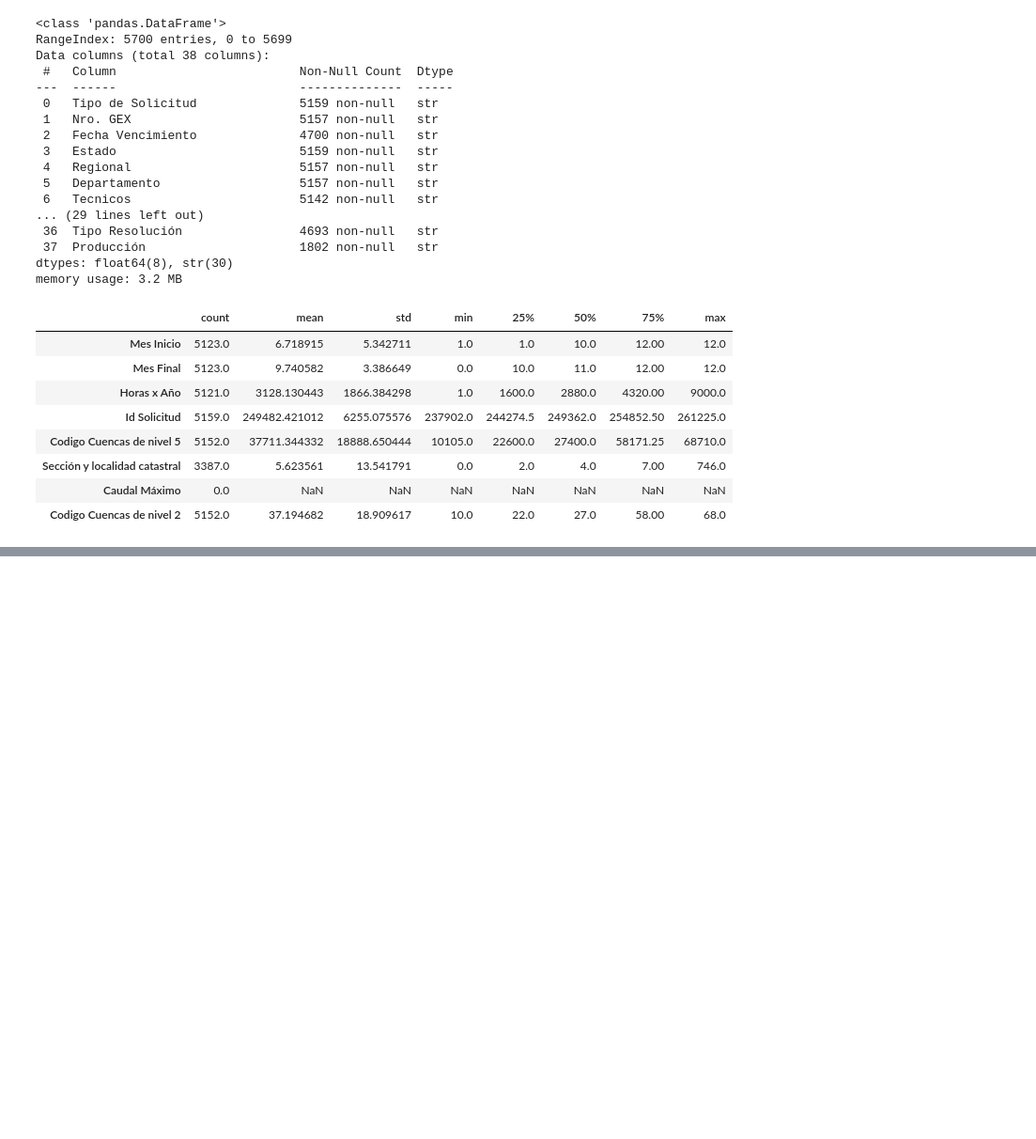
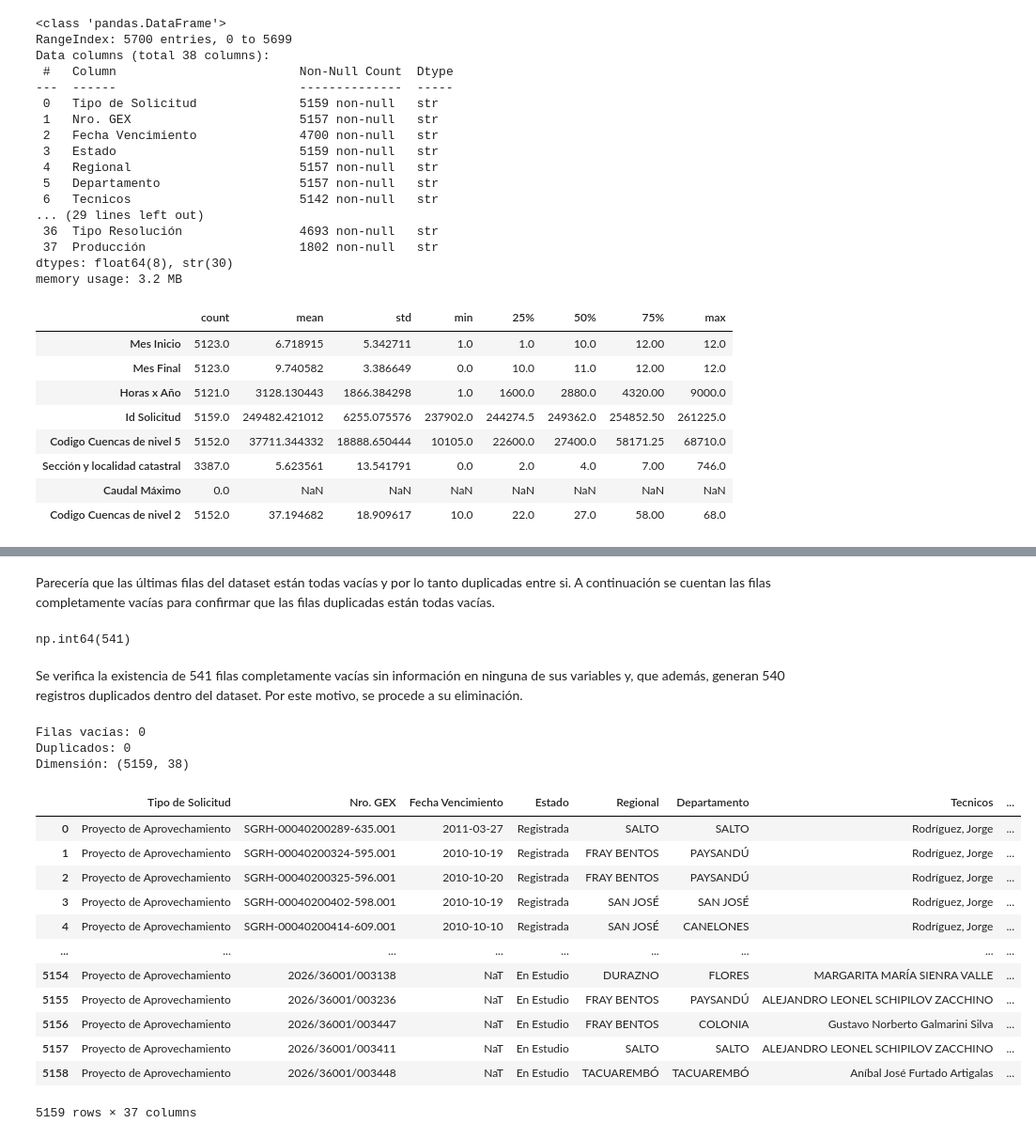
Before and after one commit to fcuneo/proyecto-python-diplomado, a Jupyter notebook: notebooks/practice.ipynb, the cells around one changed output, grey strips where cells are left out. Shown at 94% size. Cells and saved outputs as stored; diff of their text form; code cells hidden in the pictures; blank space fills up the shorter version.

```diff
--- a/notebooks/practice.ipynb
+++ b/notebooks/practice.ipynb
@@ -65,0 +175,35 @@ df.describe().T
+# %% [markdown]
+Parecería que las últimas filas del dataset están todas vacías y por lo tanto duplicadas entre si. A continuación se cuentan las filas completamente vacías para confirmar que las filas duplicadas están todas vacías.
+# %%
+df.isnull().all(axis=1).sum()
+# %% [output]
+np.int64(541)
+# %% [markdown]
+
+Se verifica la existencia de 541 filas completamente vacías sin información en ninguna de sus variables y, que además, generan 540 registros duplicados dentro del dataset. Por este motivo, se procede a su eliminación.
+# %%
+df = df.dropna(how="all")
+# %%
+print("Filas vacías:", df.isnull().all(axis=1).sum())
+print("Duplicados:", df.duplicated().sum())
+print("Dimensión:", df.shape)
+# %% [output]
+Filas vacías: 0
+Duplicados: 0
+Dimensión: (5159, 38)
+# %%
+df
+# %% [output]
+|  | Tipo de Solicitud | Nro. GEX | Fecha Vencimiento | Estado | Regional | Departamento | Tecnicos | ... |
+| 0 | Proyecto de Aprovechamiento | SGRH-00040200289-635.001 | 2011-03-27 | Registrada | SALTO | SALTO | Rodríguez, Jorge | ... |
+| 1 | Proyecto de Aprovechamiento | SGRH-00040200324-595.001 | 2010-10-19 | Registrada | FRAY BENTOS | PAYSANDÚ | Rodríguez, Jorge | ... |
+| 2 | Proyecto de Aprovechamiento | SGRH-00040200325-596.001 | 2010-10-20 | Registrada | FRAY BENTOS | PAYSANDÚ | Rodríguez, Jorge | ... |
+| 3 | Proyecto de Aprovechamiento | SGRH-00040200402-598.001 | 2010-10-19 | Registrada | SAN JOSÉ | SAN JOSÉ | Rodríguez, Jorge | ... |
+| 4 | Proyecto de Aprovechamiento | SGRH-00040200414-609.001 | 2010-10-10 | Registrada | SAN JOSÉ | CANELONES | Rodríguez, Jorge | ... |
+| ... | ... | ... | ... | ... | ... | ... | ... | ... |
+| 5154 | Proyecto de Aprovechamiento | 2026/36001/003138 | NaT | En Estudio | DURAZNO | FLORES | MARGARITA MARÍA SIENRA VALLE | ... |
+| 5155 | Proyecto de Aprovechamiento | 2026/36001/003236 | NaT | En Estudio | FRAY BENTOS | PAYSANDÚ | ALEJANDRO LEONEL SCHIPILOV ZACCHINO | ... |
+| 5156 | Proyecto de Aprovechamiento | 2026/36001/003447 | NaT | En Estudio | FRAY BENTOS | COLONIA | Gustavo Norberto Galmarini Silva | ... |
+| 5157 | Proyecto de Aprovechamiento | 2026/36001/003411 | NaT | En Estudio | SALTO | SALTO | ALEJANDRO LEONEL SCHIPILOV ZACCHINO | ... |
+| 5158 | Proyecto de Aprovechamiento | 2026/36001/003448 | NaT | En Estudio | TACUAREMBÓ | TACUAREMBÓ | Aníbal José Furtado Artigalas | ... |
+5159 rows × 37 columns
```
Also changed, not shown: parts of 54 cells of this notebook.
